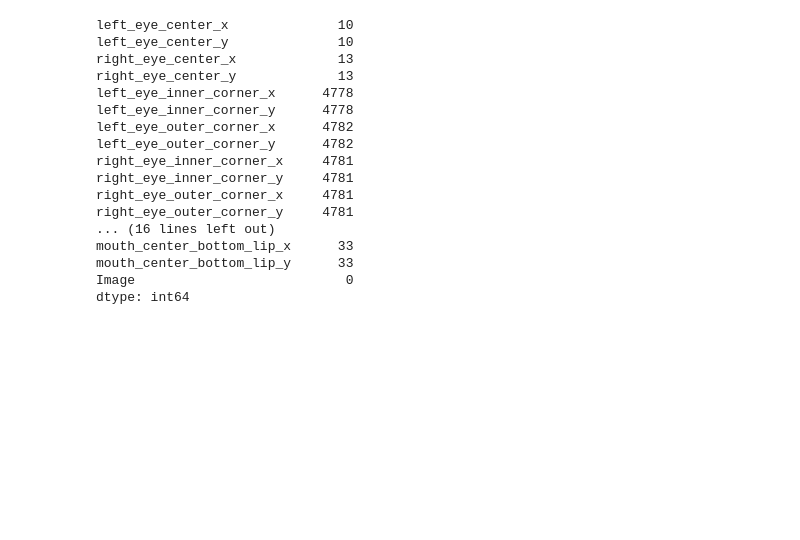
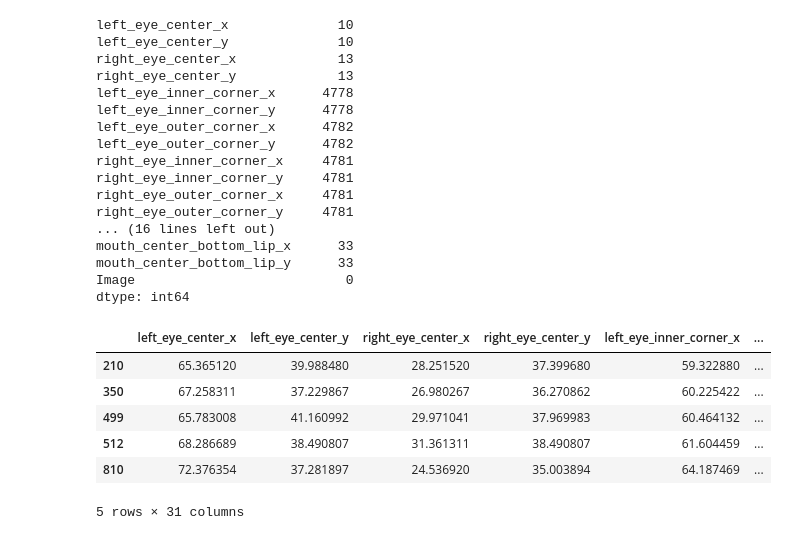
Before and after one commit to NimaNIKOOKAR/Facial-Keypoints-Detection, a Jupyter notebook: facial-detection.ipynb, the cells around one changed output. Cells and saved outputs as stored; diff of their text form; code cells hidden in the pictures; blank space fills up the shorter version.

```diff
--- a/facial-detection.ipynb
+++ b/facial-detection.ipynb
@@ -149,0 +154,10 @@ dtype: int64
+# %%
+display(df_unclean.head())
+# %% [output]
+|  | left_eye_center_x | left_eye_center_y | right_eye_center_x | right_eye_center_y | left_eye_inner_corner_x | ... |
+| 210 | 65.365120 | 39.988480 | 28.251520 | 37.399680 | 59.322880 | ... |
+| 350 | 67.258311 | 37.229867 | 26.980267 | 36.270862 | 60.225422 | ... |
+| 499 | 65.783008 | 41.160992 | 29.971041 | 37.969983 | 60.464132 | ... |
+| 512 | 68.286689 | 38.490807 | 31.361311 | 38.490807 | 61.604459 | ... |
+| 810 | 72.376354 | 37.281897 | 24.536920 | 35.003894 | 64.187469 | ... |
+5 rows × 31 columns
```
Also changed, not shown: parts of 9 cells of this notebook.
